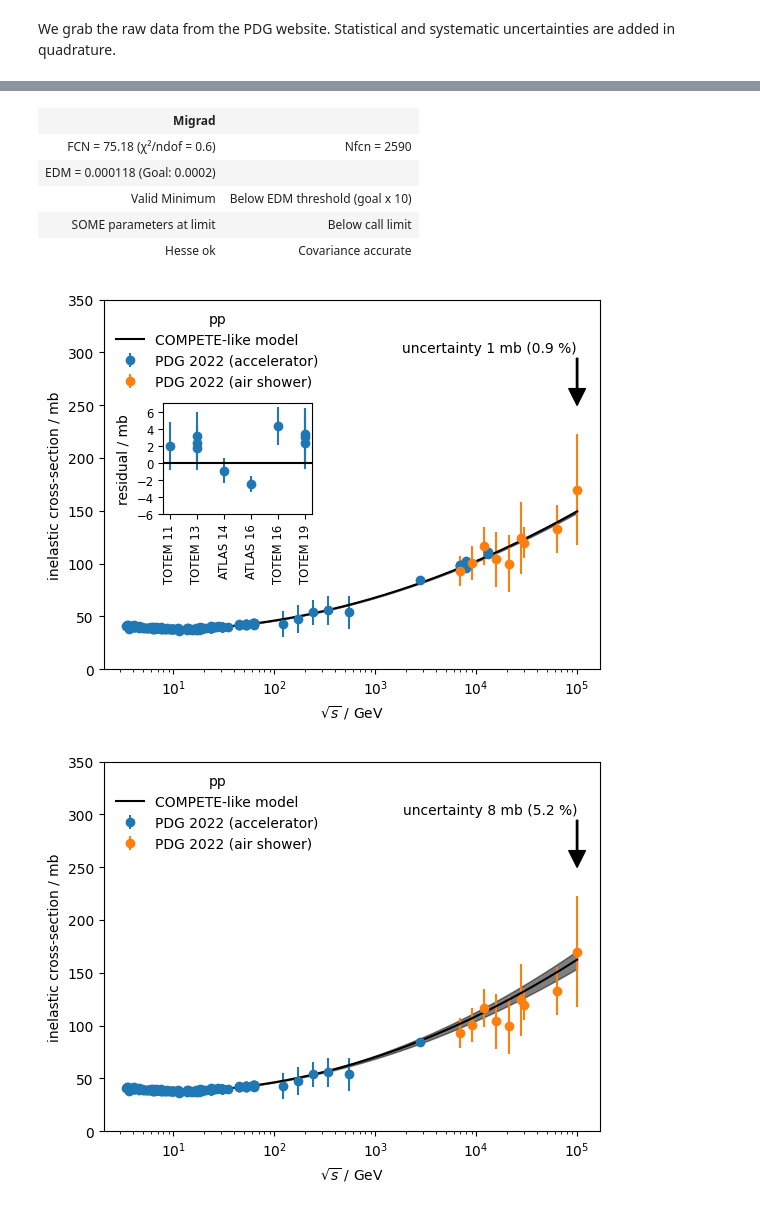
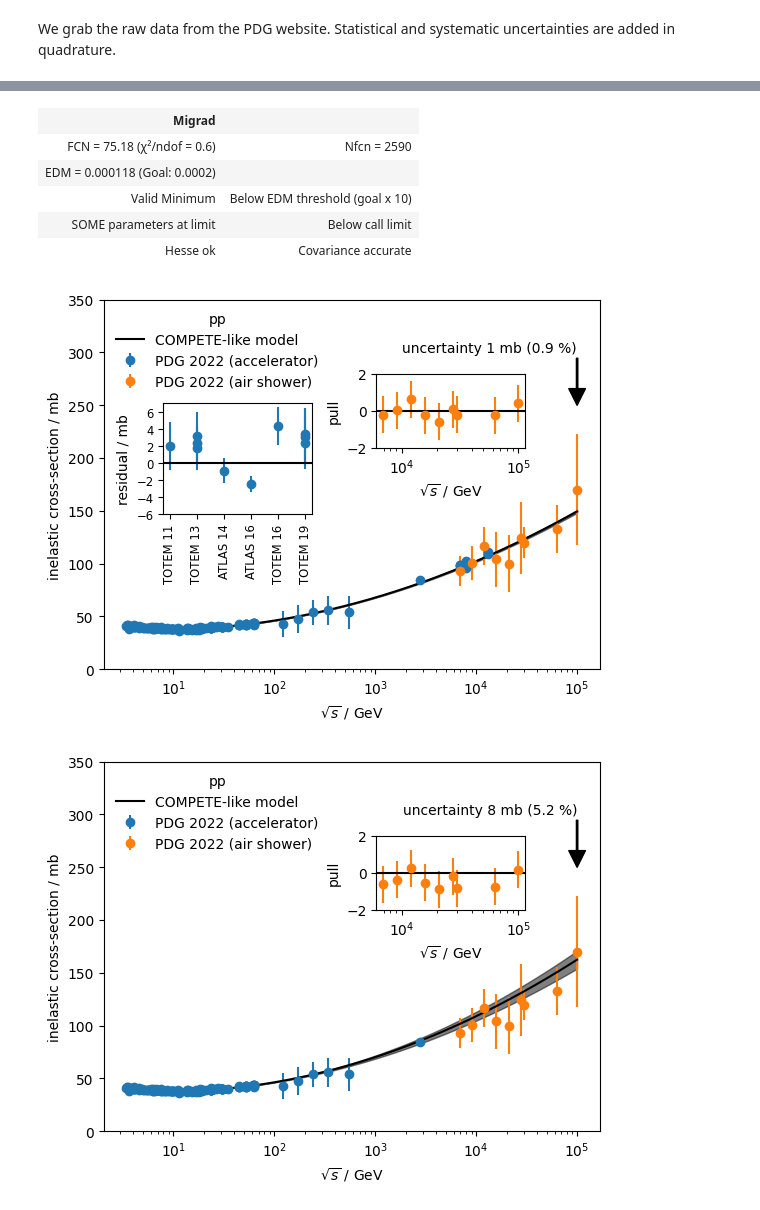
Before and after one commit to HDembinski/HDembinski.github.io, a Jupyter notebook: posts/cross_section_extrapolation_error.ipynb, the cells around one changed output, grey strips where cells are left out. Drawn from its saved outputs; the diff is of its cells as text; code cells hidden in the pictures.

```diff
--- a/posts/cross_section_extrapolation_error.ipynb
+++ b/posts/cross_section_extrapolation_error.ipynb
@@ -95,8 +96,9 @@ for emax in (1e6, 3e3):
         fmt="o",
         label="PDG 2022 (accelerator)",
     )
+    sqrts_air_shower = np.array([FixedTarget(Momentum(plab * GeV), "p", "p").ecm for plab in air_shower["plab"]])
     plt.errorbar(
-        [FixedTarget(Momentum(plab * GeV), "p", "p").ecm for plab in air_shower["plab"]],
+        sqrts_air_shower,
         air_shower["sig"],
         air_shower["sige"],
         fmt="o",
@@ -140,6 +142,14 @@ for emax in (1e6, 3e3):
         inax.tick_params("x", rotation=90)
         inax.tick_params(labelsize="small")
 
+    inax = plt.gca().inset_axes((0.55, 0.6, 0.3, 0.2))
+    inax.errorbar(sqrts_air_shower, (air_shower["sig"] - compete(sqrts_air_shower, *val)) / air_shower["sige"], 1, fmt="C1o")
+    inax.axhline(0, color="k")
+    inax.set_ylim(-2, 2)
+    inax.set_xscale("log")
+    inax.set_xlabel("$\\sqrt{s}$ / GeV")
+    inax.set_ylabel("pull")
+
     plt.savefig(f"cross_section_extrapolation_uncertainty_{np.log10(emax):.0f}.pdf")
 # %% [output]
 | Migrad |  |
@@ -148,11 +158,11 @@ for emax in (1e6, 3e3):
 | Valid Minimum | Below EDM threshold (goal x 10) |
 | SOME parameters at limit | Below call limit |
 | Hesse ok | Covariance accurate |
 | Migrad |  |
 | FCN = 75.18 (χ²/ndof = 0.6) | Nfcn = 2590 |
 | EDM = 0.000118 (Goal: 0.0002) |  |
 | Valid Minimum | Below EDM threshold (goal x 10) |
 | SOME parameters at limit | Below call limit |
 | Hesse ok | Covariance accurate |
-[figure, old version]
+[figure, new version]
-[figure, old version]
+[figure, new version]
```
Also changed, not shown: parts of 5 cells of this notebook.
